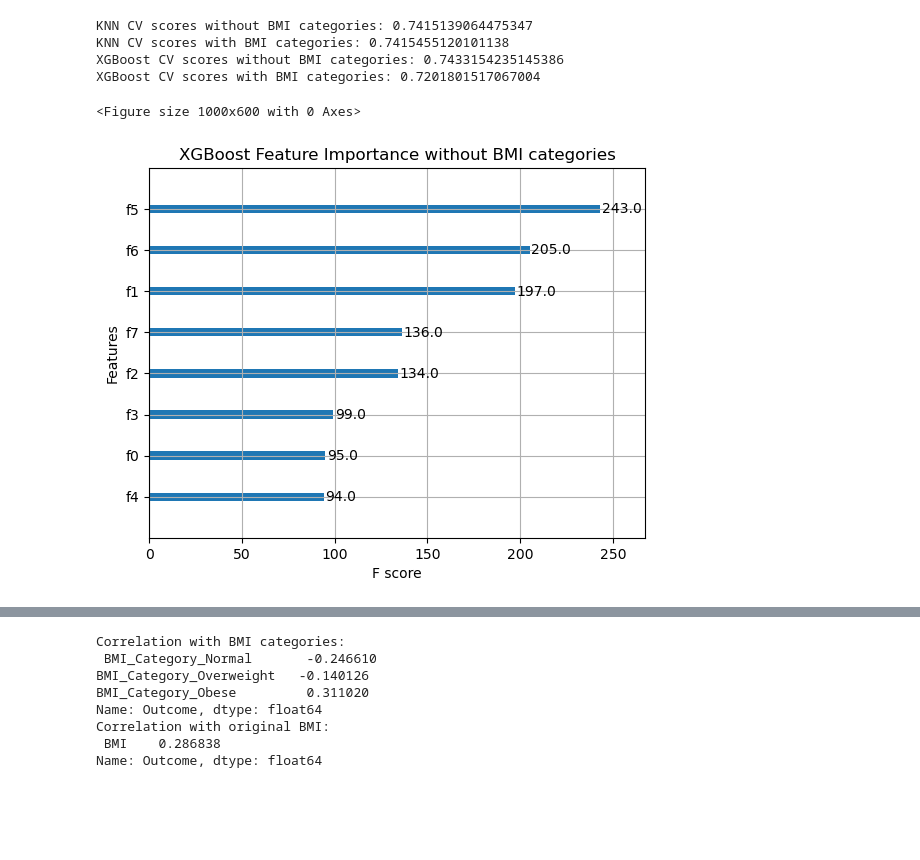
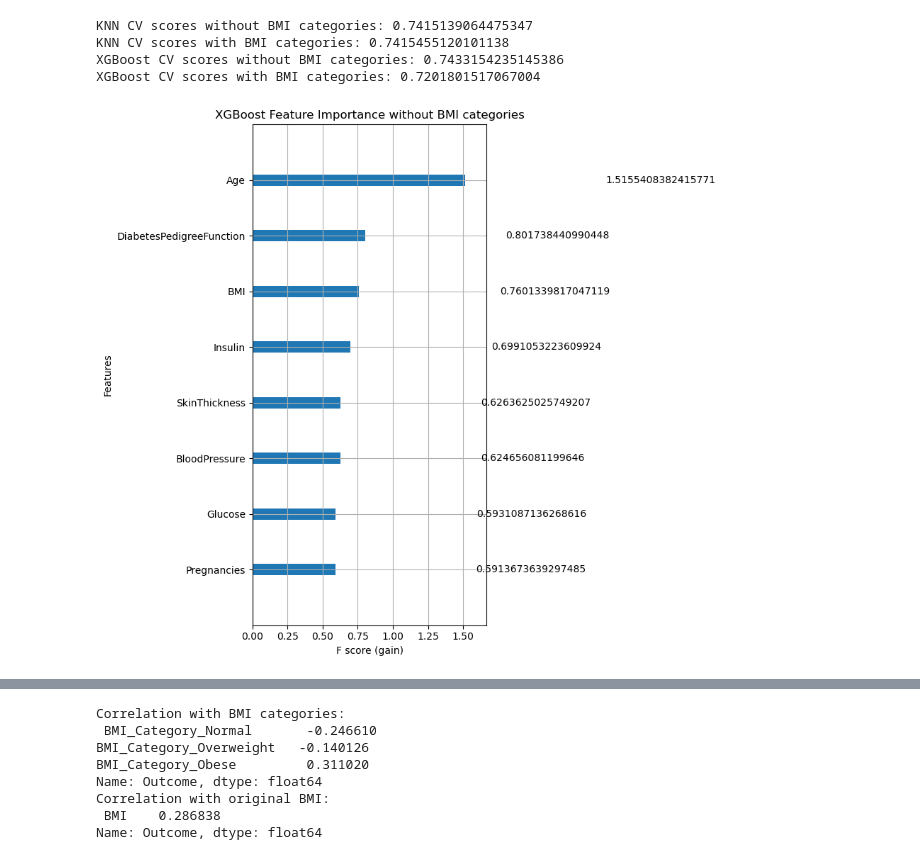
Before and after one commit to hugofitipaldi/kaggle, a Jupyter notebook: diabetes/diabetes_classification.ipynb, the cells around one changed output, grey strips where cells are left out. Saved outputs shown, nothing was run; the diff lists cells and outputs as text; code cells hidden in the pictures; blank space fills up the shorter version.

Commit message:
changing a few plots

```diff
--- a/diabetes/diabetes_classification.ipynb
+++ b/diabetes/diabetes_classification.ipynb
@@ -214,6 +214,7 @@ The updated model achieves an accuracy of 79.43%, which is slightly lower than t
 # %%
 import xgboost as xgb
 
+feature_names = X.columns.tolist()
 xgb_no_cat = xgb.XGBClassifier(objective='binary:logistic', n_estimators=100, seed=123)
 xgb_no_cat.fit(X_train, y_train)
 
@@ -297,12 +300,15 @@ XGBoost CV scores with BMI categories: 0.7201801517067004
 # %%
 import matplotlib.pyplot as plt
 import seaborn as sns
+
 #Feature Importance Analysis (for XGBoost)
-plt.figure(figsize=(10, 6))
-xgb.plot_importance(xgb_no_cat)
+fig, ax = plt.subplots(figsize=(12, 8))
+xgb.plot_importance(xgb_no_cat, importance_type='gain', show_values=True, ax=ax)
+ax.set_yticklabels(feature_names)
 plt.title("XGBoost Feature Importance without BMI categories")
+plt.xlabel('F score (gain)')
+plt.tight_layout()
 plt.show()
 # %% [output]
-<Figure size 1000x600 with 0 Axes>
-[figure, old version]
+[figure, new version]
 # %%
```
Also changed, not shown: parts of 2 cells of this notebook.
